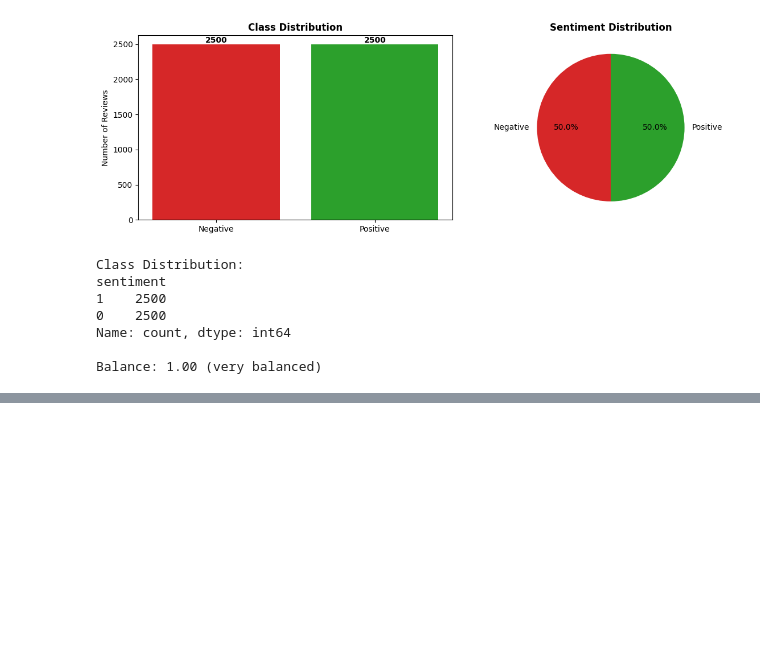
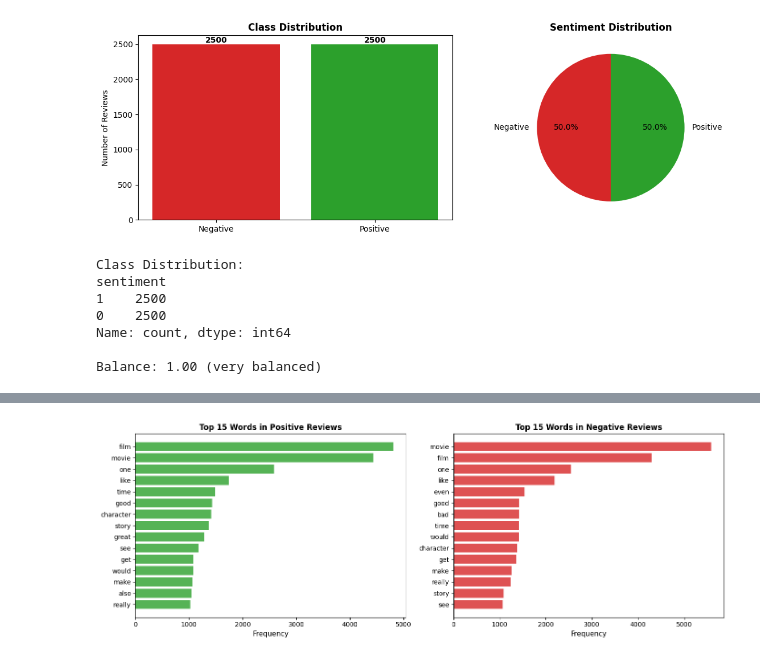
Before and after one commit to Dhrupad-05/Projects, a Jupyter notebook: Sentiment_Analysis_of_Movie_Reviews_using_SVM,_Logistic_Regression,_and_Naive_Bayes.ipynb, the cells around one changed output, grey strips where cells are left out. Saved outputs shown, nothing was run; the diff lists cells and outputs as text; code cells hidden in the pictures; blank space fills up the shorter version.

```diff
--- a/Sentiment_Analysis_of_Movie_Reviews_using_SVM,_Logistic_Regression,_and_Naive_Bayes.ipynb
+++ b/Sentiment_Analysis_of_Movie_Reviews_using_SVM,_Logistic_Regression,_and_Naive_Bayes.ipynb
@@ -270,0 +321,31 @@ Balance: 1.00 (very balanced)
+# %%
+# Most common words in positive vs negative reviews
+from collections import Counter
+
+positive_words = ' '.join(df[df['sentiment']==1]['review_processed']).split()
+negative_words = ' '.join(df[df['sentiment']==0]['review_processed']).split()
+
+pos_counter = Counter(positive_words)
+neg_counter = Counter(negative_words)
+
+fig, axes = plt.subplots(1, 2, figsize=(14, 5))
+
+# Top words in positive reviews
+top_pos = dict(pos_counter.most_common(15))
+axes[0].barh(list(top_pos.keys()), list(top_pos.values()), color='#2ca02c', alpha=0.8)
+axes[0].set_xlabel('Frequency', fontsize=11)
+axes[0].set_title('Top 15 Words in Positive Reviews', fontsize=12, fontweight='bold')
+axes[0].invert_yaxis()
+
+# Top words in negative reviews
+top_neg = dict(neg_counter.most_common(15))
+axes[1].barh(list(top_neg.keys()), list(top_neg.values()), color='#d62728', alpha=0.8)
+axes[1].set_xlabel('Frequency', fontsize=11)
+axes[1].set_title('Top 15 Words in Negative Reviews', fontsize=12, fontweight='bold')
+axes[1].invert_yaxis()
+
+plt.tight_layout()
+plt.savefig('/tmp/top_words.png', dpi=150, bbox_inches='tight')
+plt.show()
+# %% [output]
+[figure, added]
```
Also changed, not shown: parts of 1 cell of this notebook.
